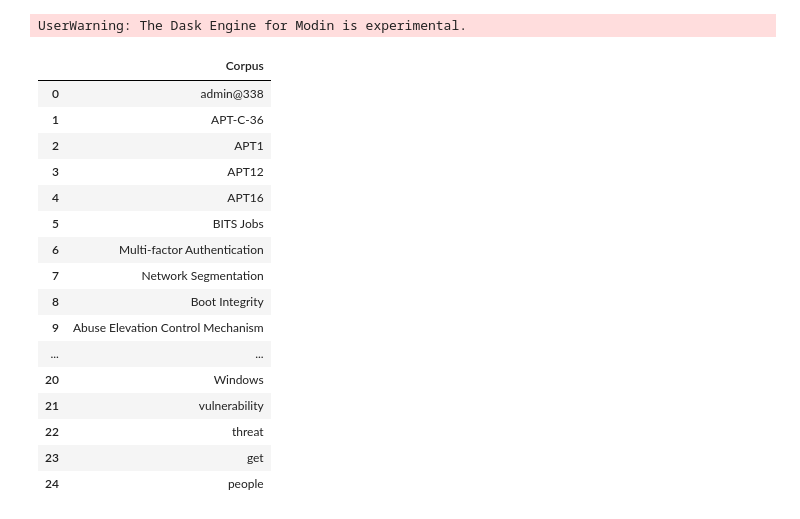
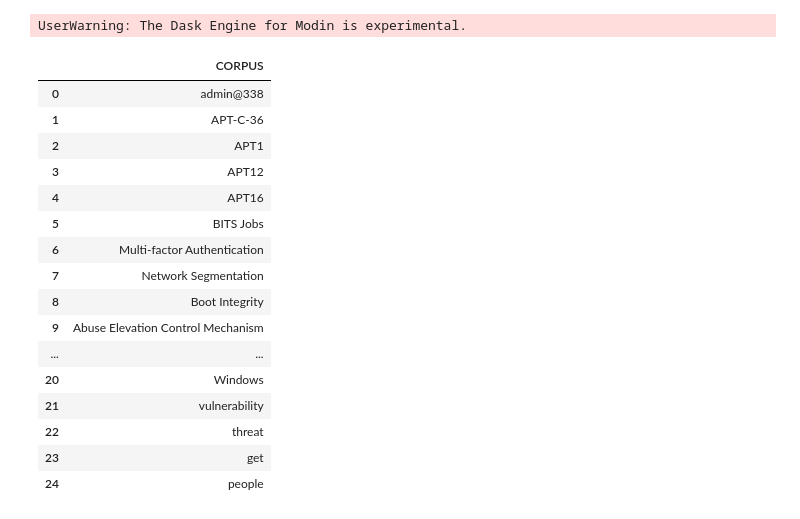
Before and after one commit to devgunho/CTI_with_NLP, a Jupyter notebook: make_dictionary.ipynb, the cells around one changed output. Cells and saved outputs as stored; diff of their text form; code cells hidden in the pictures.

```diff
--- a/make_dictionary.ipynb
+++ b/make_dictionary.ipynb
@@ -3,10 +3,10 @@ import modin.pandas as mpd
 # %% [output]
 UserWarning: The Dask Engine for Modin is experimental.
 # %%
-df = mpd.read_csv('./dataset/dummy_input.csv',names=['Corpus'])
+df = mpd.read_csv('./dataset/dummy_input.csv', names=['CORPUS'])
 df
 # %% [output]
-|  | Corpus |
+|  | CORPUS |
 | 0 | admin@338 |
 | 1 | APT-C-36 |
 | 2 | APT1 |
```
Also changed, not shown: parts of 4 cells of this notebook, 3 other files.
